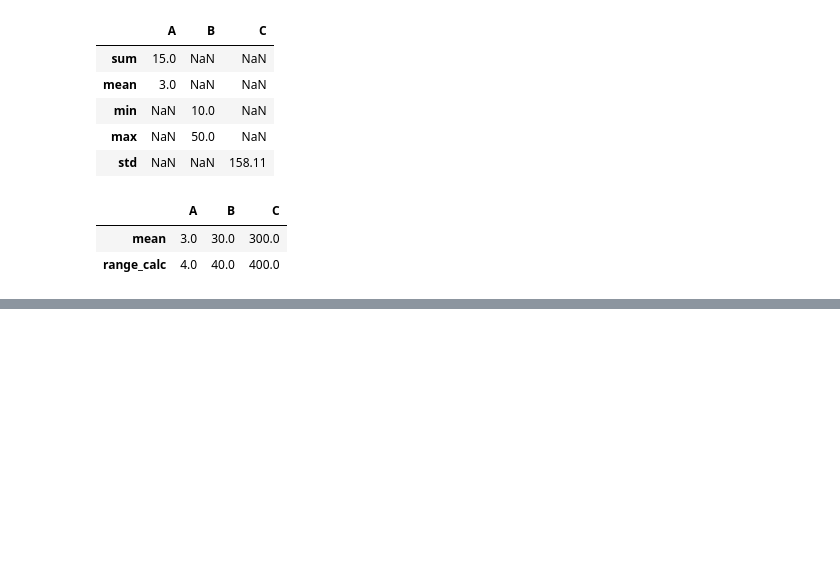
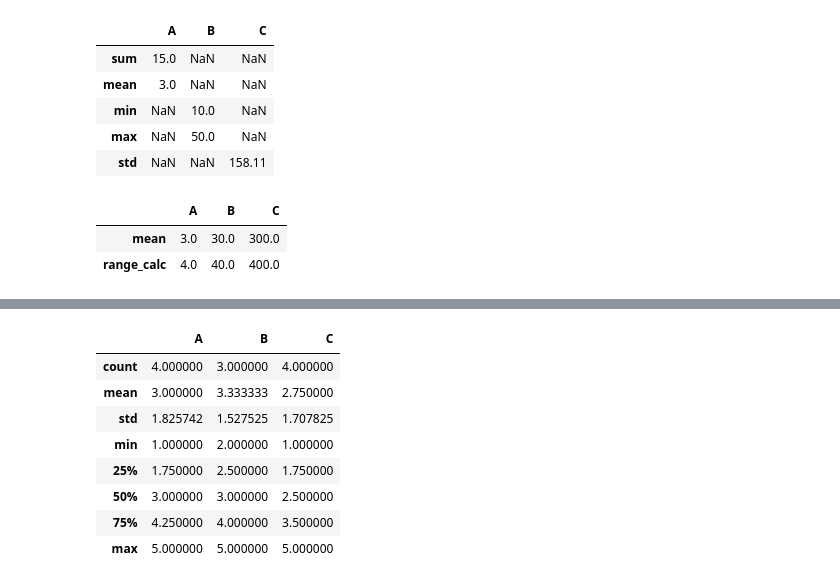
Before and after one commit to mehdiy2020/numpy_pandas_visualization, a Jupyter notebook: python_pandas_data_processing_data_visualization/numpy_pandas/pand.ipynb, the cells around one changed output, grey strips where cells are left out. Drawn from its saved outputs; the diff is of its cells as text; code cells hidden in the pictures; blank space fills up the shorter version.

```diff
--- a/python_pandas_data_processing_data_visualization/numpy_pandas/pand.ipynb
+++ b/python_pandas_data_processing_data_visualization/numpy_pandas/pand.ipynb
@@ -2604,0 +2807,9 @@ df.agg(['mean', range_calc])
+# %%
+# Create a sample DataFrame
+df = pd.DataFrame({
+    'A': [1, 2, np.nan, 4, 5],
+    'B': [5, np.nan, np.nan, 3, 2],
+    'C': [1, 2, 3, np.nan, 5],
+    'D': ['a', 'b', 'c', None, 'e']
+})
+df
@@ -2604,0 +2942,12 @@ df.agg(['mean', range_calc])
+# %%
+df. describe()
+# %% [output]
+|  | A | B | C |
+| count | 4.000000 | 3.000000 | 4.000000 |
+| mean | 3.000000 | 3.333333 | 2.750000 |
+| std | 1.825742 | 1.527525 | 1.707825 |
+| min | 1.000000 | 2.000000 | 1.000000 |
+| 25% | 1.750000 | 2.500000 | 1.750000 |
+| 50% | 3.000000 | 3.000000 | 2.500000 |
+| 75% | 4.250000 | 4.000000 | 3.500000 |
+| max | 5.000000 | 5.000000 | 5.000000 |
```
Also changed, not shown: parts of 154 cells of this notebook.
